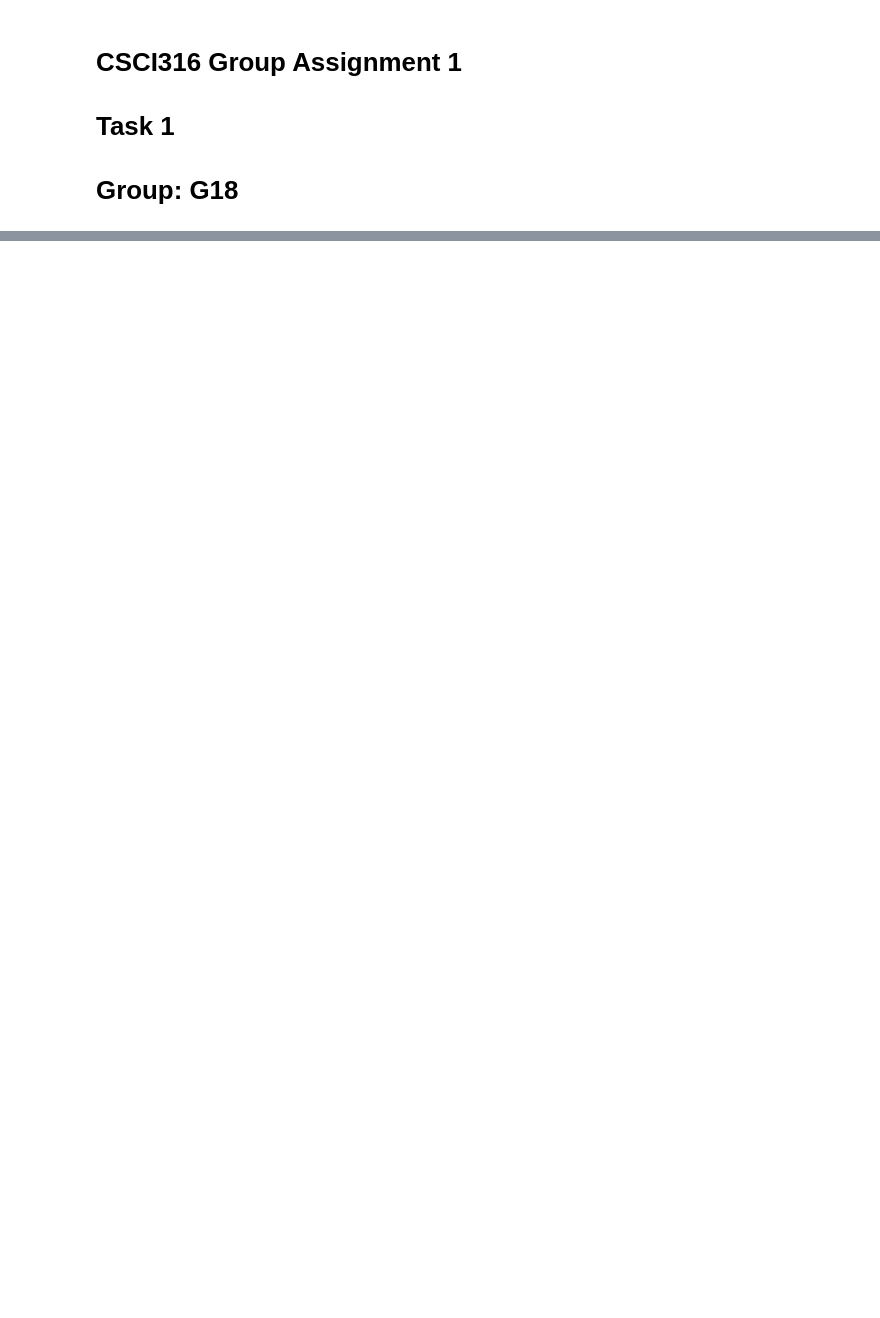
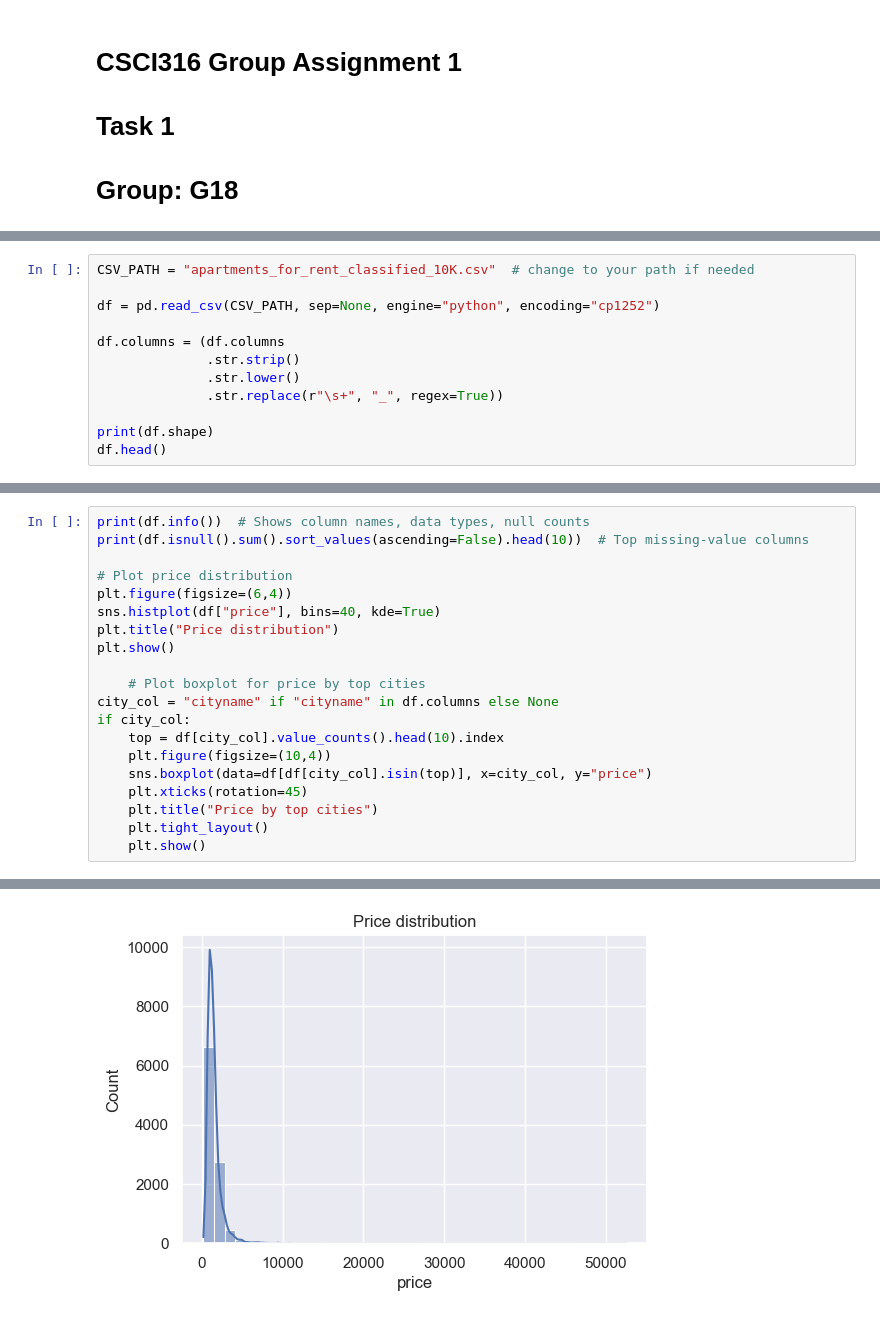
Before and after one commit to beatricemailum/CSCI316_GroupAssignment, a Jupyter notebook: CSCI316_G18_Task1.ipynb, the cells around one changed output, grey strips where cells are left out. Drawn from its saved outputs; the diff is of its cells as text; blank space fills up the shorter version.

```diff
--- a/CSCI316_G18_Task1.ipynb
+++ b/CSCI316_G18_Task1.ipynb
@@ -20,0 +50,12 @@ df.head()
+# %%
+CSV_PATH = "apartments_for_rent_classified_10K.csv"  # change to your path if needed
+
+df = pd.read_csv(CSV_PATH, sep=None, engine="python", encoding="cp1252")
+
+df.columns = (df.columns
+              .str.strip()
+              .str.lower()
+              .str.replace(r"\s+", "_", regex=True))
+
+print(df.shape)
+df.head()
@@ -20,0 +111,21 @@ df.head()
+# %%
+print(df.info())  # Shows column names, data types, null counts
+print(df.isnull().sum().sort_values(ascending=False).head(10))  # Top missing-value columns
+
+# Plot price distribution
+plt.figure(figsize=(6,4))
+sns.histplot(df["price"], bins=40, kde=True)
+plt.title("Price distribution")
+plt.show()
+
+    # Plot boxplot for price by top cities
+city_col = "cityname" if "cityname" in df.columns else None
+if city_col:
+    top = df[city_col].value_counts().head(10).index
+    plt.figure(figsize=(10,4))
+    sns.boxplot(data=df[df[city_col].isin(top)], x=city_col, y="price")
+    plt.xticks(rotation=45)
+    plt.title("Price by top cities")
+    plt.tight_layout()
+    plt.show()
+# %% [output]
@@ -20,0 +149 @@ df.head()
+[figure, added]
```
Also changed, not shown: parts of 6 cells of this notebook.
